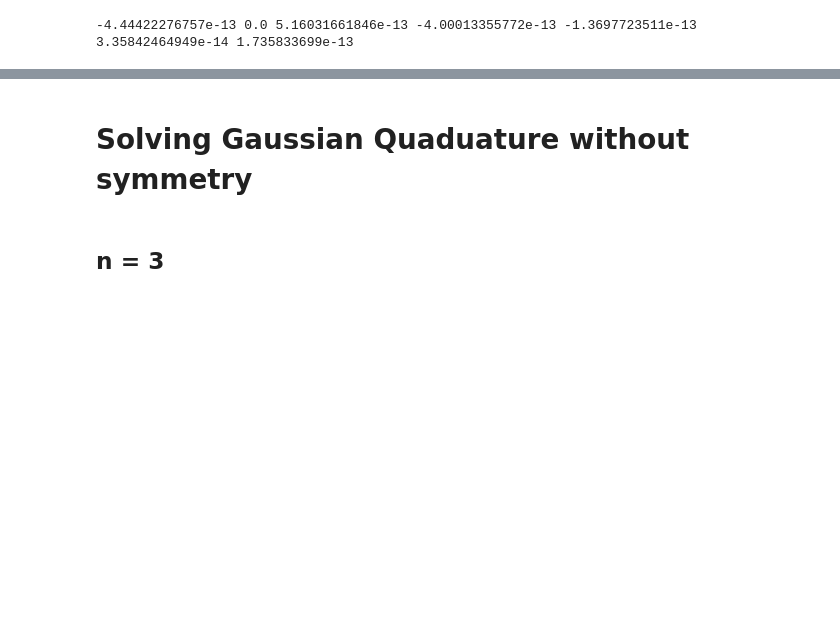
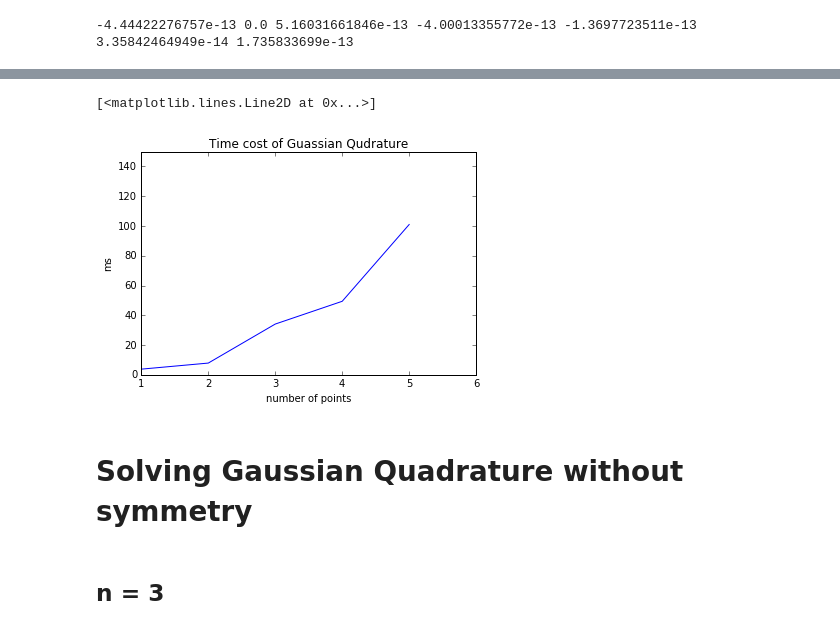
Before and after one commit to headacheee/Grobner_Basis, a Jupyter notebook: NGB solver - multiple-vars-sparse-Reduced-Test.ipynb, the cells around one changed output, grey strips where cells are left out. Saved outputs shown, nothing was run; the diff lists cells and outputs as text; code cells hidden in the pictures; blank space fills up the shorter version.

```diff
--- a/NGB solver - multiple-vars-sparse-Reduced-Test.ipynb
+++ b/NGB solver - multiple-vars-sparse-Reduced-Test.ipynb
@@ -909,5 +968,14 @@ x0**2.0*A1+0.230769230769*A1+0.715555555556*x1**2.0-0.710959164292,
+# %%
+plt.ylabel('ms')
+plt.xlabel('number of points')
+plt.title('Time cost of Guassian Qudrature')
+plt.axis([1, 6,0,150])
+plt.plot([1,2,3,4,5],[3.8,7.88,34.1,49.4,101])
+# %% [output]
+[<matplotlib.lines.Line2D at 0x...>]
+[figure, added]
 # %% [markdown]
-# Solving Gaussian Quaduature without symmetry
+# Solving Gaussian Quadrature without symmetry
 # %% [markdown]
 ## n = 3
 # %%
```
Also changed, not shown: parts of 49 cells of this notebook.
